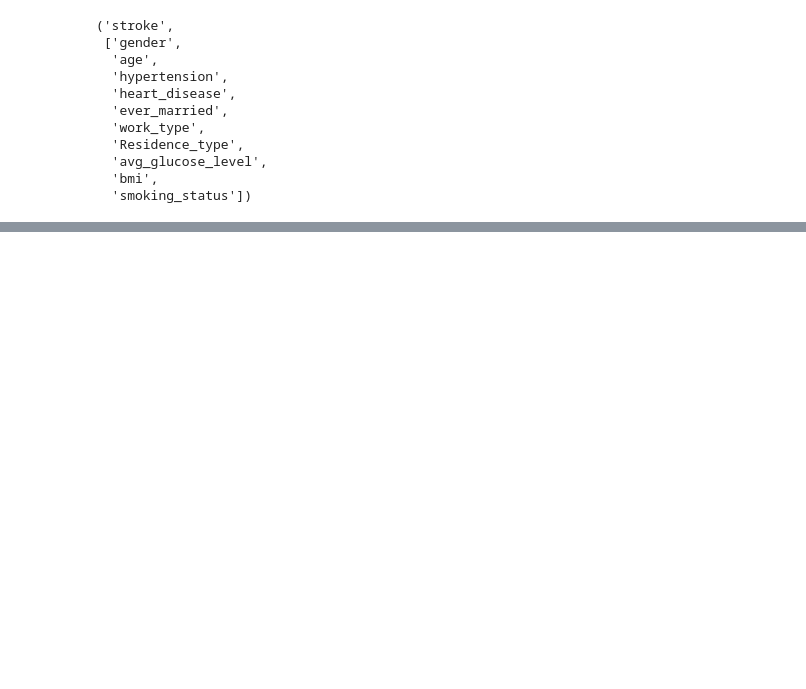
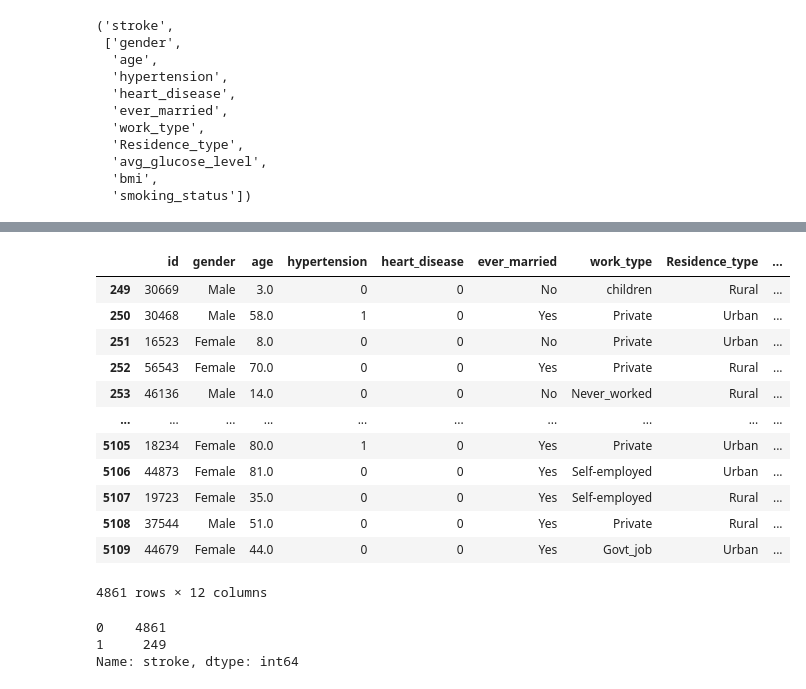
Before and after one commit to Kira-Floris/stroke-classification, a Jupyter notebook: notebook.ipynb, the cells around one changed output, grey strips where cells are left out. Saved outputs shown, nothing was run; the diff lists cells and outputs as text; code cells hidden in the pictures; blank space fills up the shorter version.

```diff
--- a/notebook.ipynb
+++ b/notebook.ipynb
@@ -281,0 +344,22 @@ with open("results/models.json", "w") as outfile:
+# %%
+dataset[dataset['stroke']==0]
+# %% [output]
+|  | id | gender | age | hypertension | heart_disease | ever_married | work_type | Residence_type | ... |
+| 249 | 30669 | Male | 3.0 | 0 | 0 | No | children | Rural | ... |
+| 250 | 30468 | Male | 58.0 | 1 | 0 | Yes | Private | Urban | ... |
+| 251 | 16523 | Female | 8.0 | 0 | 0 | No | Private | Urban | ... |
+| 252 | 56543 | Female | 70.0 | 0 | 0 | Yes | Private | Rural | ... |
+| 253 | 46136 | Male | 14.0 | 0 | 0 | No | Never_worked | Rural | ... |
+| ... | ... | ... | ... | ... | ... | ... | ... | ... | ... |
+| 5105 | 18234 | Female | 80.0 | 1 | 0 | Yes | Private | Urban | ... |
+| 5106 | 44873 | Female | 81.0 | 0 | 0 | Yes | Self-employed | Urban | ... |
+| 5107 | 19723 | Female | 35.0 | 0 | 0 | Yes | Self-employed | Rural | ... |
+| 5108 | 37544 | Male | 51.0 | 0 | 0 | Yes | Private | Rural | ... |
+| 5109 | 44679 | Female | 44.0 | 0 | 0 | Yes | Govt_job | Urban | ... |
+4861 rows × 12 columns
+# %%
+dataset['stroke'].value_counts()
+# %% [output]
+0    4861
+1     249
+Name: stroke, dtype: int64
```
Also changed, not shown: parts of 11 cells of this notebook, 11 other files.
